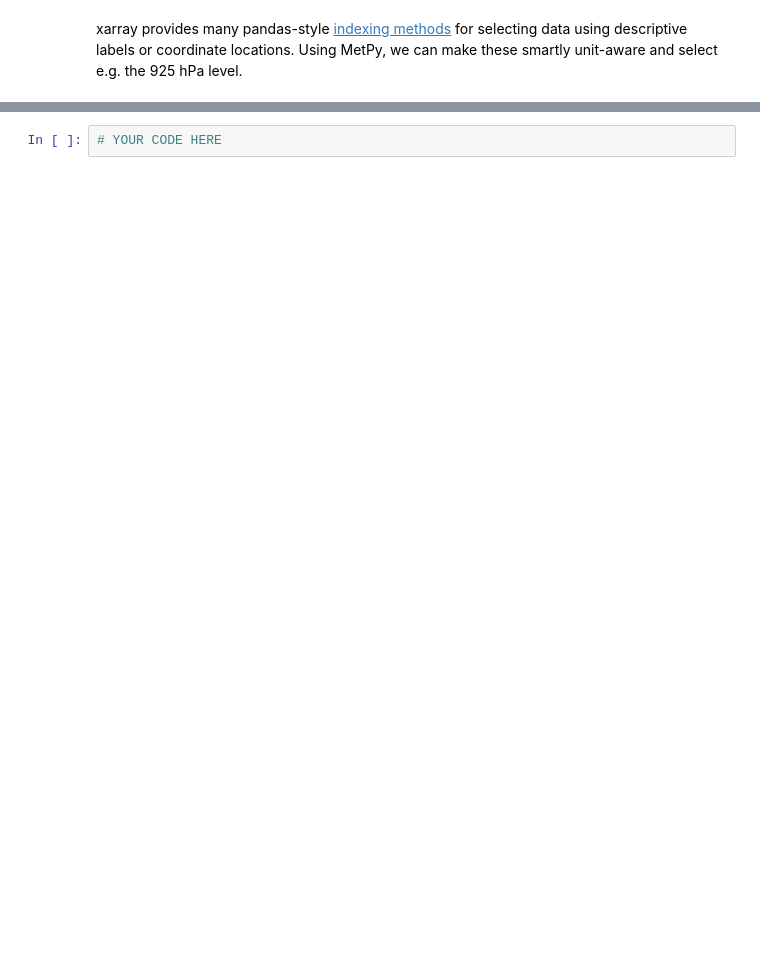
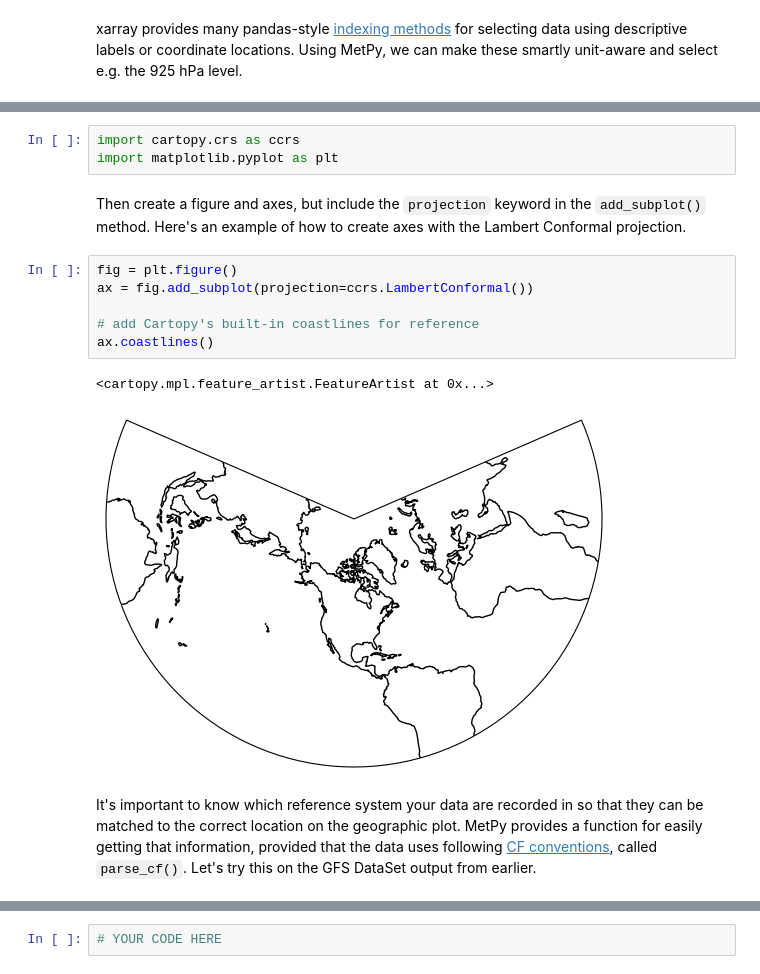
Before and after one commit to Unidata/metpy-analysis, a Jupyter notebook: notebooks/solutions/02 - solutions - Working with Data.ipynb, the cells around one changed output, grey strips where cells are left out. Saved outputs shown, nothing was run; the diff lists cells and outputs as text; blank space fills up the shorter version.

```diff
--- a/notebooks/solutions/02 - solutions - Working with Data.ipynb
+++ b/notebooks/solutions/02 - solutions - Working with Data.ipynb
@@ -378,0 +518,16 @@ Create a 2D array of geopotential height at the 1000 hPa (10000 Pa) level.
+# %%
+import cartopy.crs as ccrs
+import matplotlib.pyplot as plt
+# %% [markdown]
+<p>Then create a figure and axes, but include the <code>projection</code> keyword in the <code>add_subplot()</code> method. Here's an example of how to create axes with the Lambert Conformal projection.</p>
+# %%
+fig = plt.figure()
+ax = fig.add_subplot(projection=ccrs.LambertConformal())
+
+# add Cartopy's built-in coastlines for reference
+ax.coastlines()
+# %% [output]
+<cartopy.mpl.feature_artist.FeatureArtist at 0x...>
+[figure, added]
+# %% [markdown]
+<p>It's important to know which reference system your data are recorded in so that they can be matched to the correct location on the geographic plot. MetPy provides a function for easily getting that information, provided that the data uses following <a href="https://cfconventions.org/" target="blank">CF conventions</a>, called <code>parse_cf()</code>. Let's try this on the GFS DataSet output from earlier.</p>
```
Also changed, not shown: parts of 109 cells of this notebook, 7 other files.
